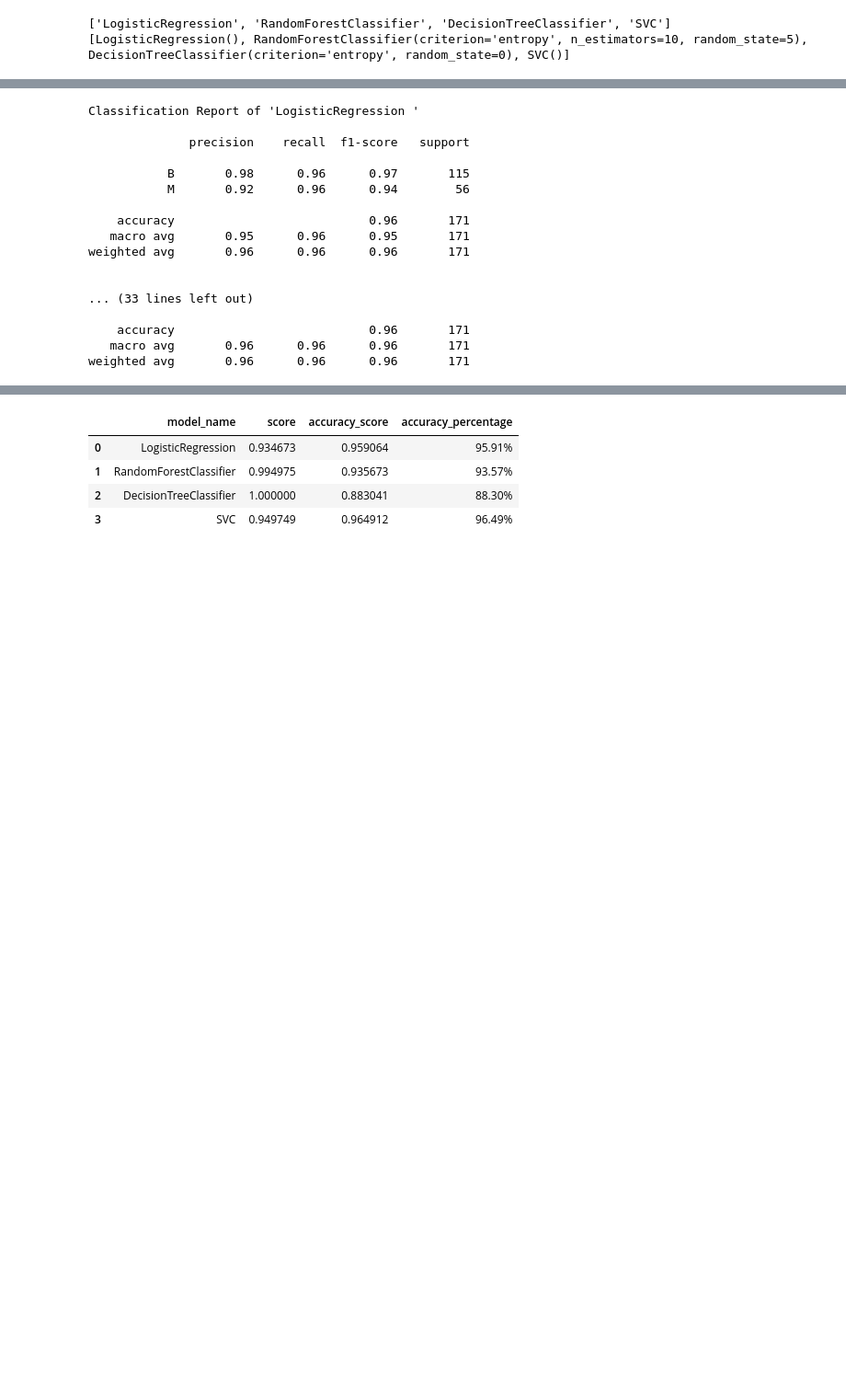
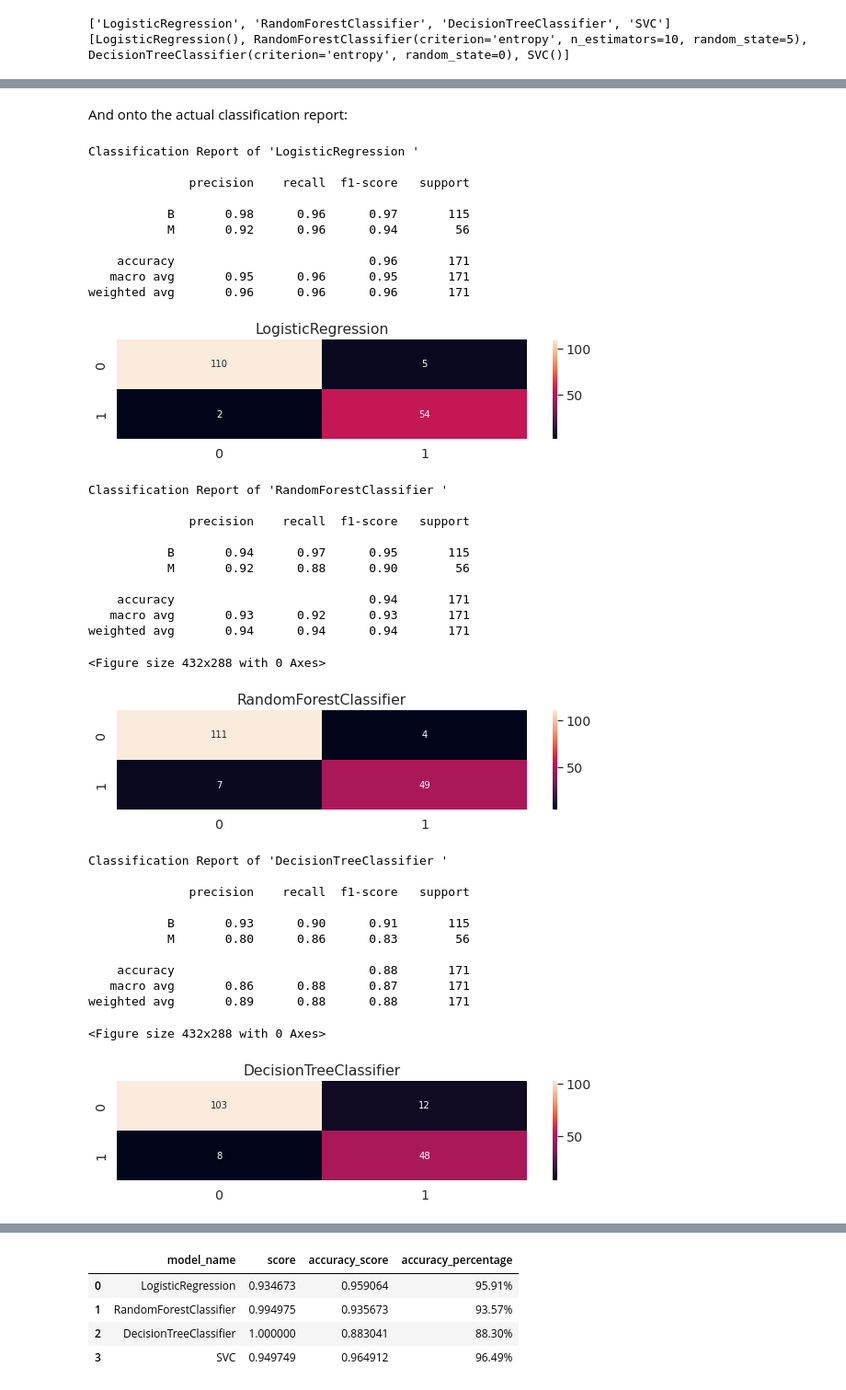
Before and after one commit to manueldelreal/breast-cancer-prediction-classification-model, a Jupyter notebook: breast-cancer-prediction-models.ipynb, the cells around one changed output, grey strips where cells are left out. Shown at 92% size. Cells and saved outputs as stored; diff of their text form; code cells hidden in the pictures; blank space fills up the shorter version.

Commit message:
Add confusion matrix to each models clasiffication report

```diff
--- a/breast-cancer-prediction-models.ipynb
+++ b/breast-cancer-prediction-models.ipynb
@@ -481,14 +481,9 @@ id
 
 [398 rows x 12 columns]
 # %%
-# build Models for predictions
+# This function will help us build Models for predictions
 
 def model_building(model, X_train, X_test, y_train, y_test):
-    """
-    Model Fitting, Prediction And Accuraccy validation
-    return ('score', 'accuracy_score', 'predictions' )
-    """
-
     model.fit(X_train, y_train)
     score = model.score(X_train, y_train)
     predictions = model.predict(X_test)
@@ -524,40 +517,69 @@ def cm_metrix_graph(cm):
     sns.heatmap(cm,annot=True,fmt="d")
     plt.show()
+# %% [markdown]
+And onto the actual classification report:
 # %%
 df_prediction = []
 confusion_matrixs = []
 df_prediction_cols = [ 'model_name', 'score', 'accuracy_score' , "accuracy_percentage"]
+index = 0
 
 for name, model in zip(list(models_list.keys()), list(models_list.values())):
 
     (score, accuracy, predictions) = model_building(model, X_train, X_test, y_train, y_test )
 
     print("\n\nClassification Report of '"+ str(name), "'\n")
 
     print(classification_report(y_test, predictions))
 
     df_prediction.append([name, score, accuracy, "{0:.2%}".format(accuracy)])
 
     # For displaying Matrixes
     confusion_matrixs.append(confusion_matrix(y_test, predictions))
 
+    plt.figure(figsize=(10, 2))
+    plt.title(name)
+    plt.xlabel("False Positive")
+    plt.ylabel("True Positive")
+    cm = confusion_matrixs[index]
+    cm_metrix_graph(cm) # Call the Confusion matrix Graph function
+    plt.tight_layout(pad=False)
+    index += 1
 
 df_pred = pd.DataFrame(df_prediction, columns=df_prediction_cols)
 # %% [output]
 Classification Report of 'LogisticRegression '
 
               precision    recall  f1-score   support
 
            B       0.98      0.96      0.97       115
            M       0.92      0.96      0.94        56
 
     accuracy                           0.96       171
    macro avg       0.95      0.96      0.95       171
 weighted avg       0.96      0.96      0.96       171
-
-
-... (33 lines left out)
-
-    accuracy                           0.96       171
-   macro avg       0.96      0.96      0.96       171
-weighted avg       0.96      0.96      0.96       171
+[figure, added]
+Classification Report of 'RandomForestClassifier '
+
+              precision    recall  f1-score   support
+
+           B       0.94      0.97      0.95       115
+           M       0.92      0.88      0.90        56
+
+    accuracy                           0.94       171
+   macro avg       0.93      0.92      0.93       171
+weighted avg       0.94      0.94      0.94       171
+<Figure size 432x288 with 0 Axes>
+[figure, added]
+Classification Report of 'DecisionTreeClassifier '
+
+              precision    recall  f1-score   support
+
+           B       0.93      0.90      0.91       115
+           M       0.80      0.86      0.83        56
+
+    accuracy                           0.88       171
+   macro avg       0.86      0.88      0.87       171
+weighted avg       0.89      0.88      0.88       171
+<Figure size 432x288 with 0 Axes>
+[figure, added]
```
Also changed, not shown: parts of 12 cells of this notebook.
